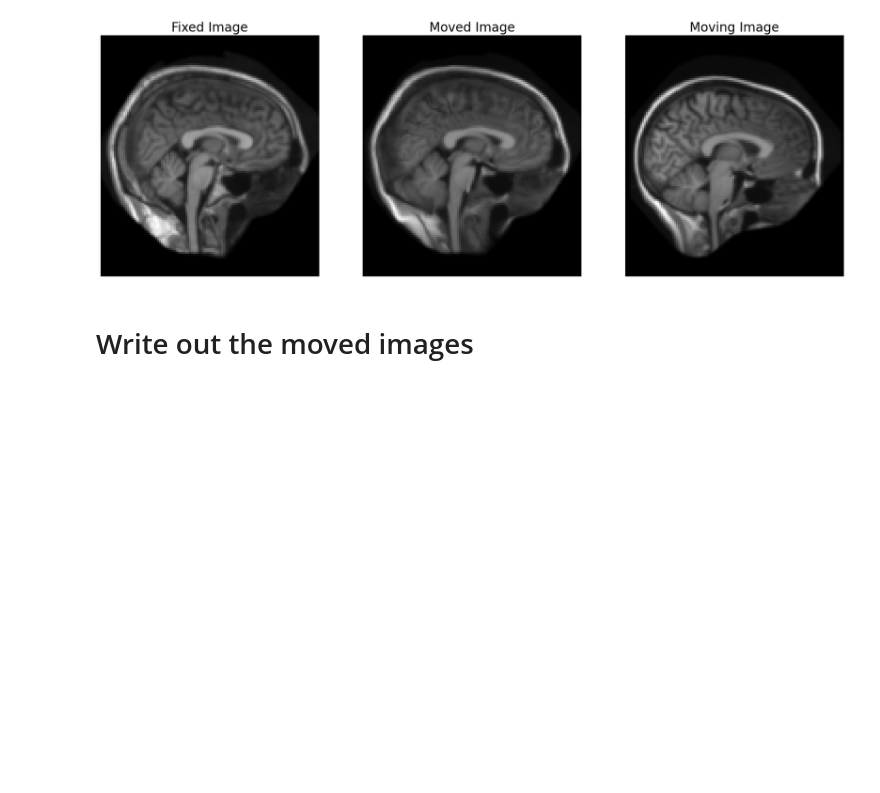
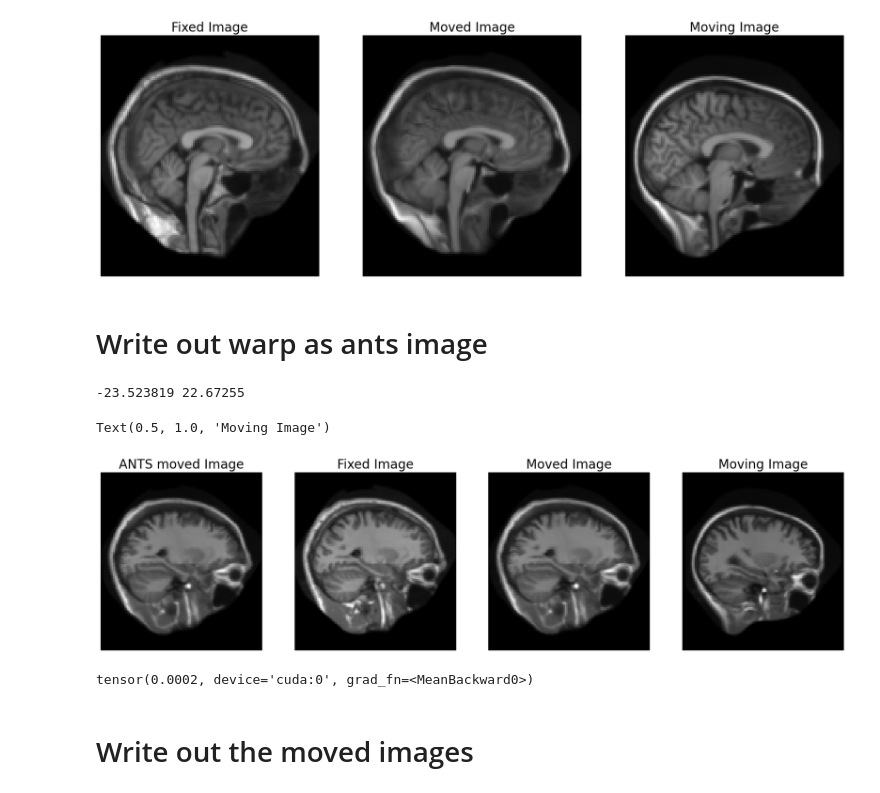
Before and after one commit to rohitrango/FireANTs, a Jupyter notebook: tutorials/[Tutorial 1] Basic Usage.ipynb, the cells around one changed output. Saved outputs shown, nothing was run; the diff lists cells and outputs as text; code cells hidden in the pictures; blank space fills up the shorter version.

Commit message:
checked warp saving to ants format

```diff
--- a/tutorials/[Tutorial 1] Basic Usage.ipynb
+++ b/tutorials/[Tutorial 1] Basic Usage.ipynb
@@ -139,3 +142,5 @@ ax[2].set_title("Moving Image", fontsize=20)
 # %% [output]
 Text(0.5, 1.0, 'Moving Image')
 [figure]
+# %% [markdown]
+# Write out warp as ants image
@@ -141,0 +149,6 @@ Text(0.5, 1.0, 'Moving Image')
+# %%
+w = sitk.ReadImage("1000_1001_warp.nii.gz")
+w = sitk.GetArrayFromImage(w)
+print(w.min(), w.max())
+# %% [output]
+-23.523819 22.67255
@@ -142,3 +157,26 @@ Text(0.5, 1.0, 'Moving Image')
+# %%
+antsmoved = Image.load_file("antsMoved.nii.gz")
+# %%
+# visualize the images
+fig, ax = plt.subplots(1, 4, figsize=(21, 7))
+idx = 60
+ax[0].imshow(antsmoved.array[0, 0, :, :, idx].cpu().numpy(), 'gray'); ax[0].invert_yaxis(); ax[0].axis('off')
+ax[1].imshow(batch1()[0, 0, :, :, idx].cpu().numpy(), 'gray'); ax[1].invert_yaxis(); ax[1].axis('off')
+ax[2].imshow(moved[0, 0, :, :, idx].detach().cpu().numpy(), 'gray'); ax[2].invert_yaxis(); ax[2].axis('off')
+ax[3].imshow(batch2()[0, 0, :, :, idx].detach().cpu().numpy(), 'gray'); ax[3].invert_yaxis(); ax[3].axis('off')
+
+# set titles
+ax[0].set_title("ANTS moved Image", fontsize=20)
+ax[1].set_title("Fixed Image", fontsize=20)
+ax[2].set_title("Moved Image", fontsize=20)
+ax[3].set_title("Moving Image", fontsize=20)
+# %% [output]
+Text(0.5, 1.0, 'Moving Image')
+[figure, added]
+# %%
+(antsmoved.array - moved).abs().mean()
+# %% [output]
+tensor(0.0002, device='cuda:0', grad_fn=<MeanBackward0>)
 # %% [markdown]
 # Write out the moved images
 # %%
```
Also changed, not shown: parts of 6 cells of this notebook, 3 other files.
